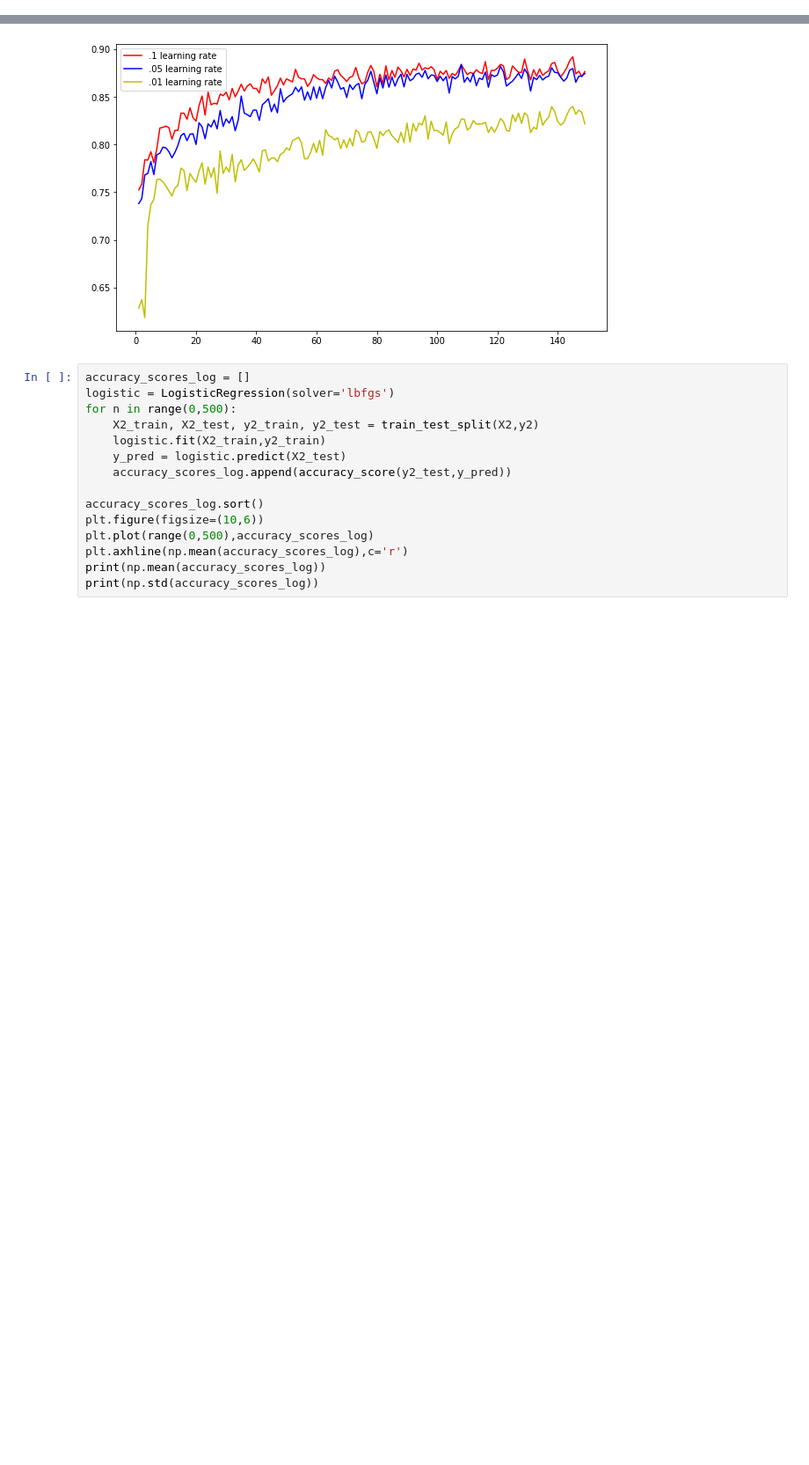
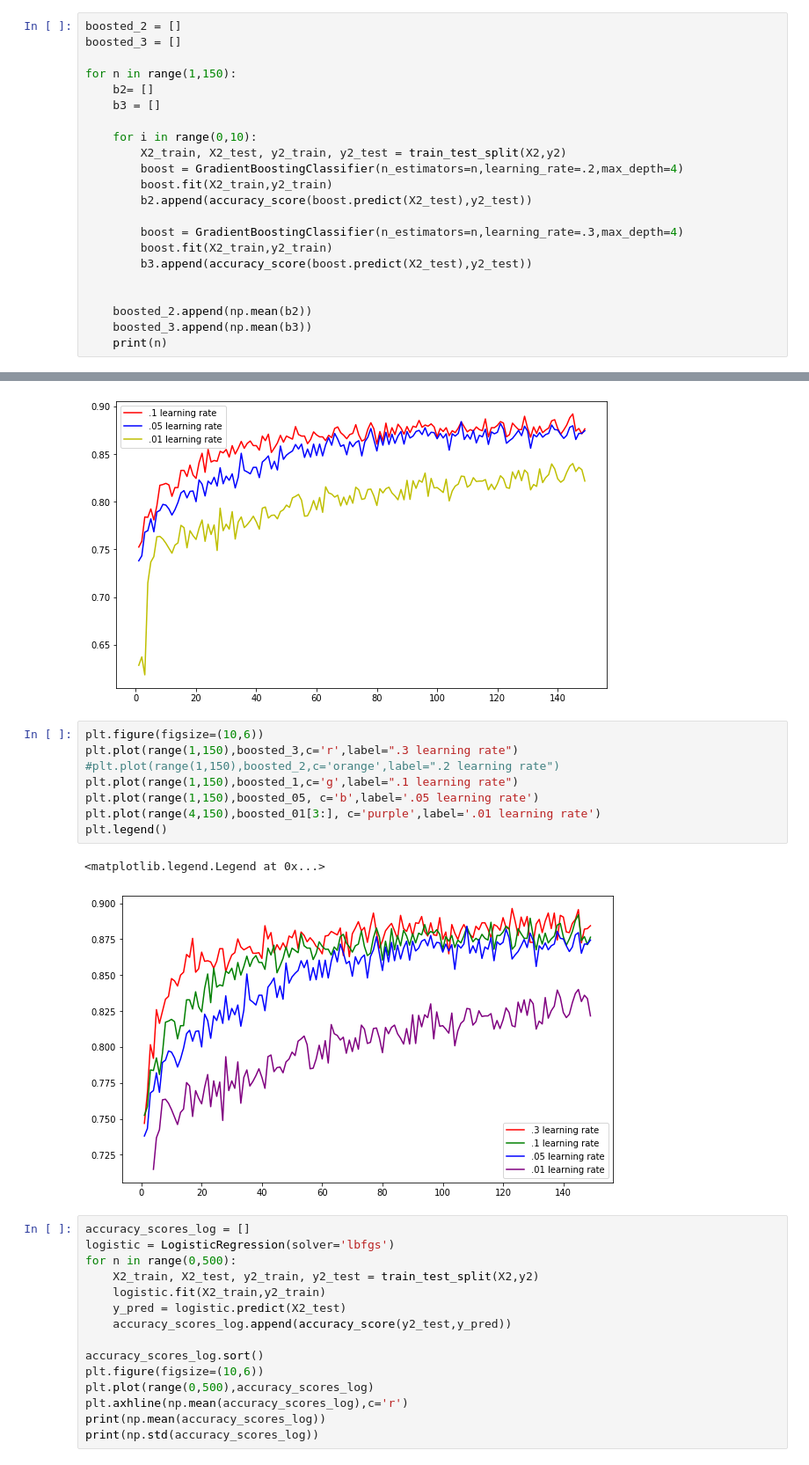
Before and after one commit to max-miller/ds_ground_up, a Jupyter notebook: neighbors_tree/ensemble_methods.ipynb, the cells around one changed output, grey strips where cells are left out. Shown at 88% size. Saved outputs shown, nothing was run; the diff lists cells and outputs as text; blank space fills up the shorter version.

Commit message:
Updates to ensemble/boosting added

```diff
--- a/neighbors_tree/ensemble_methods.ipynb
+++ b/neighbors_tree/ensemble_methods.ipynb
@@ -360,3 +360,25 @@ for n in range(1,150):
     boosted_1.append(np.mean(b1))
     boosted_05.append(np.mean(b05))
     boosted_01.append(np.mean(b01))
+# %%
+boosted_2 = []
+boosted_3 = []
+
+for n in range(1,150):
+    b2= []
+    b3 = []
+
+    for i in range(0,10):
+        X2_train, X2_test, y2_train, y2_test = train_test_split(X2,y2)
+        boost = GradientBoostingClassifier(n_estimators=n,learning_rate=.2,max_depth=4)
+        boost.fit(X2_train,y2_train)
+        b2.append(accuracy_score(boost.predict(X2_test),y2_test))
+
+        boost = GradientBoostingClassifier(n_estimators=n,learning_rate=.3,max_depth=4)
+        boost.fit(X2_train,y2_train)
+        b3.append(accuracy_score(boost.predict(X2_test),y2_test))
+
+
+    boosted_2.append(np.mean(b2))
+    boosted_3.append(np.mean(b3))
+    print(n)
@@ -369,6 +409,17 @@ plt.legend()
 # %% [output]
 <matplotlib.legend.Legend at 0x...>
 [figure]
+# %%
+plt.figure(figsize=(10,6))
+plt.plot(range(1,150),boosted_3,c='r',label=".3 learning rate")
+#plt.plot(range(1,150),boosted_2,c='orange',label=".2 learning rate")
+plt.plot(range(1,150),boosted_1,c='g',label=".1 learning rate")
+plt.plot(range(1,150),boosted_05, c='b',label='.05 learning rate')
+plt.plot(range(4,150),boosted_01[3:], c='purple',label='.01 learning rate')
+plt.legend()
+# %% [output]
+<matplotlib.legend.Legend at 0x...>
+[figure, added]
 # %%
 accuracy_scores_log = []
 logistic = LogisticRegression(solver='lbfgs')
```
Also changed, not shown: parts of 8 cells of this notebook.
